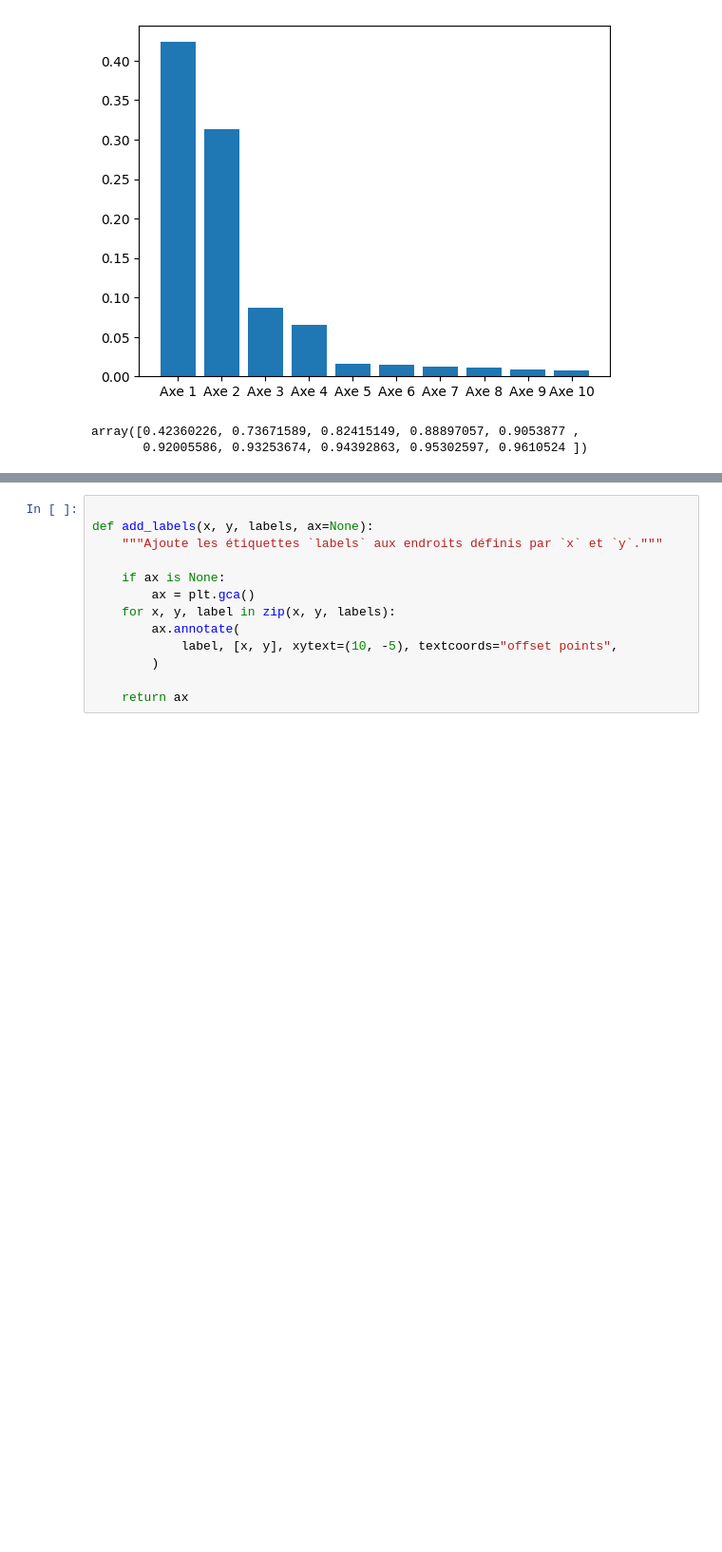
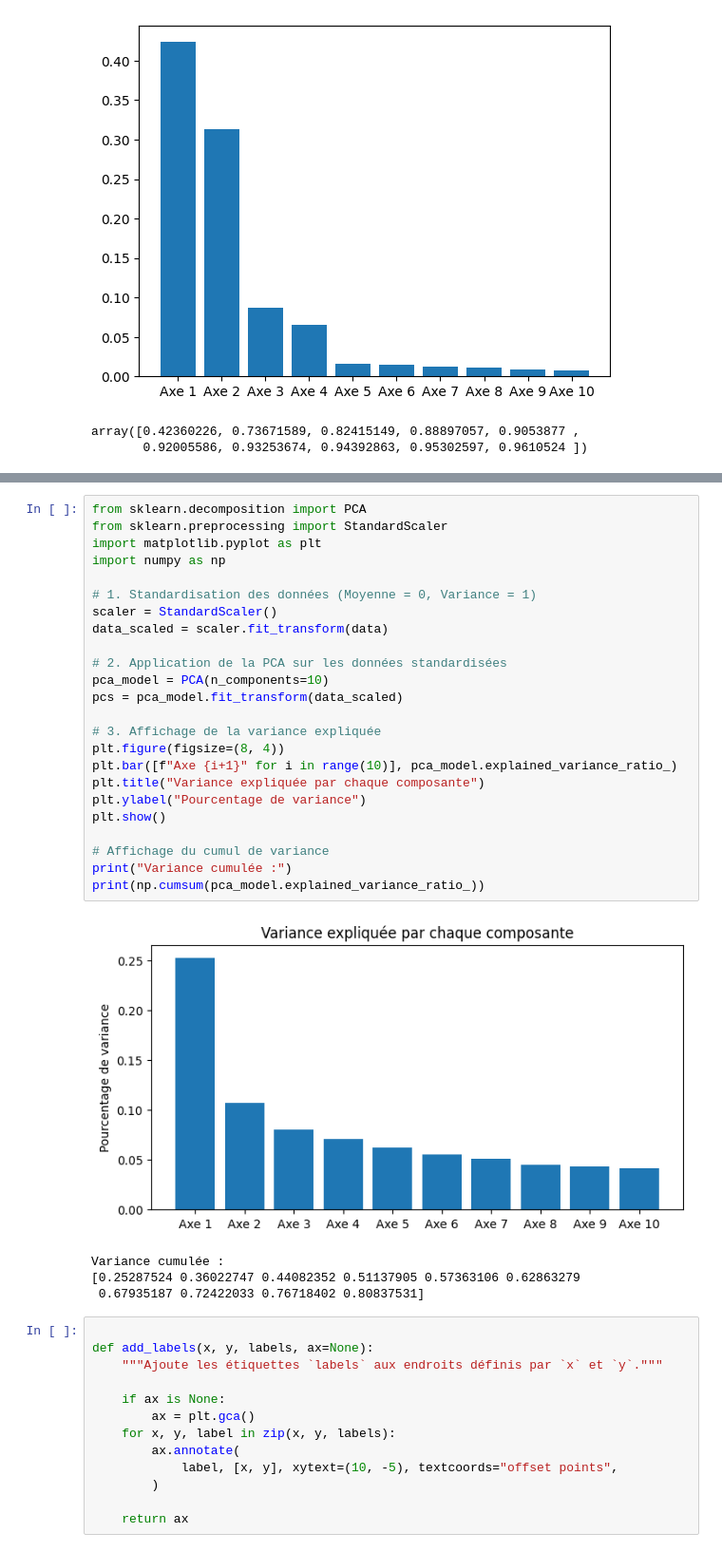
Before and after one commit to Menak49/alcohol-consumption-data-analysis, a Jupyter notebook: source/PCA_AFTD_CAH.ipynb, the cells around one changed output, grey strips where cells are left out. Shown at 95% size. Drawn from its saved outputs; the diff is of its cells as text; blank space fills up the shorter version.

```diff
--- a/source/PCA_AFTD_CAH.ipynb
+++ b/source/PCA_AFTD_CAH.ipynb
@@ -49,3 +76,32 @@ array([0.42360226, 0.73671589, 0.82415149, 0.88897057, 0.9053877 ,
+# %%
+from sklearn.decomposition import PCA
+from sklearn.preprocessing import StandardScaler
+import matplotlib.pyplot as plt
+import numpy as np
+
+# 1. Standardisation des données (Moyenne = 0, Variance = 1)
+scaler = StandardScaler()
+data_scaled = scaler.fit_transform(data)
+
+# 2. Application de la PCA sur les données standardisées
+pca_model = PCA(n_components=10)
+pcs = pca_model.fit_transform(data_scaled)
+
+# 3. Affichage de la variance expliquée
+plt.figure(figsize=(8, 4))
+plt.bar([f"Axe {i+1}" for i in range(10)], pca_model.explained_variance_ratio_)
+plt.title("Variance expliquée par chaque composante")
+plt.ylabel("Pourcentage de variance")
+plt.show()
+
+# Affichage du cumul de variance
+print("Variance cumulée :")
+print(np.cumsum(pca_model.explained_variance_ratio_))
+# %% [output]
+[figure, added]
+Variance cumulée :
+[0.25287524 0.36022747 0.44082352 0.51137905 0.57363106 0.62863279
+ 0.67935187 0.72422033 0.76718402 0.80837531]
 # %%
 
 def add_labels(x, y, labels, ax=None):
```
Also changed, not shown: parts of 18 cells of this notebook, 5 other files.
